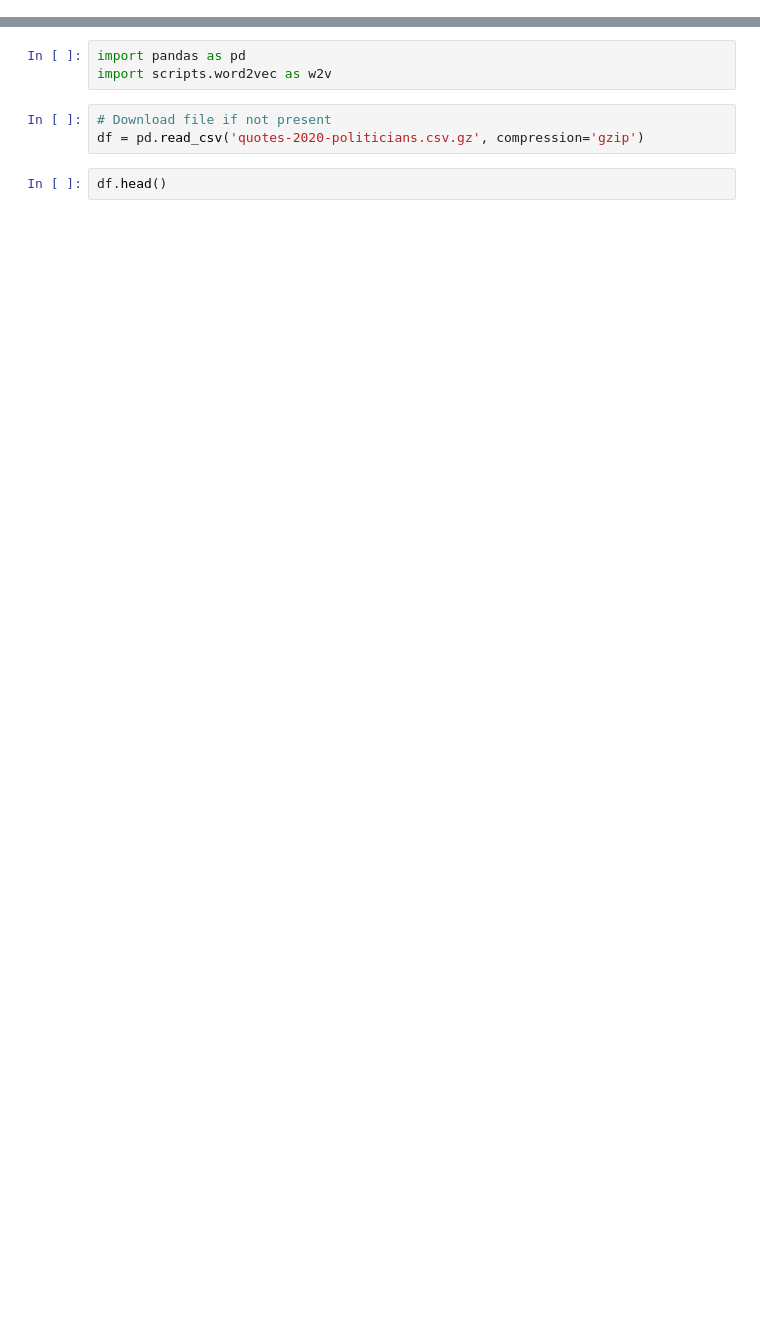
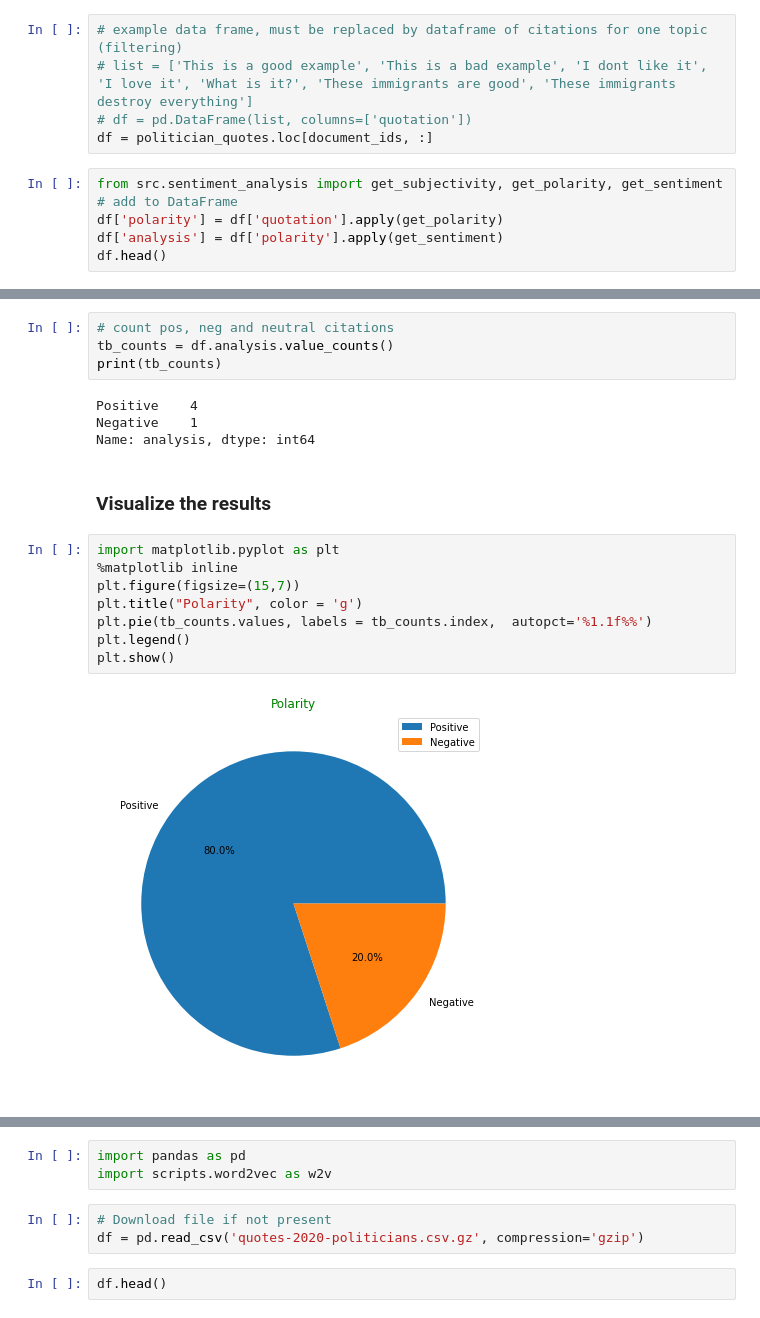
Before and after one commit to epfl-ada/ada-2021-project-wranglingguys, a Jupyter notebook: milestone2.ipynb, the cells around one changed output, grey strips where cells are left out. Saved outputs shown, nothing was run; the diff lists cells and outputs as text; blank space fills up the shorter version.

```diff
--- a/milestone2.ipynb
+++ b/milestone2.ipynb
@@ -0,0 +109,11 @@
+# %%
+# example data frame, must be replaced by dataframe of citations for one topic (filtering)
+# list = ['This is a good example', 'This is a bad example', 'I dont like it', 'I love it', 'What is it?', 'These immigrants are good', 'These immigrants destroy everything']
+# df = pd.DataFrame(list, columns=['quotation'])
+df = politician_quotes.loc[document_ids, :]
+# %%
+from src.sentiment_analysis import get_subjectivity, get_polarity, get_sentiment
+# add to DataFrame
+df['polarity'] = df['quotation'].apply(get_polarity)
+df['analysis'] = df['polarity'].apply(get_sentiment)
+df.head()
@@ -0,0 +128,20 @@
+# %%
+# count pos, neg and neutral citations
+tb_counts = df.analysis.value_counts()
+print(tb_counts)
+# %% [output]
+Positive    4
+Negative    1
+Name: analysis, dtype: int64
+# %% [markdown]
+### Visualize the results
+# %%
+import matplotlib.pyplot as plt
+%matplotlib inline
+plt.figure(figsize=(15,7))
+plt.title("Polarity", color = 'g')
+plt.pie(tb_counts.values, labels = tb_counts.index,  autopct='%1.1f%%')
+plt.legend()
+plt.show()
+# %% [output]
+[figure, added]
```
Also changed, not shown: parts of 31 cells of this notebook.
